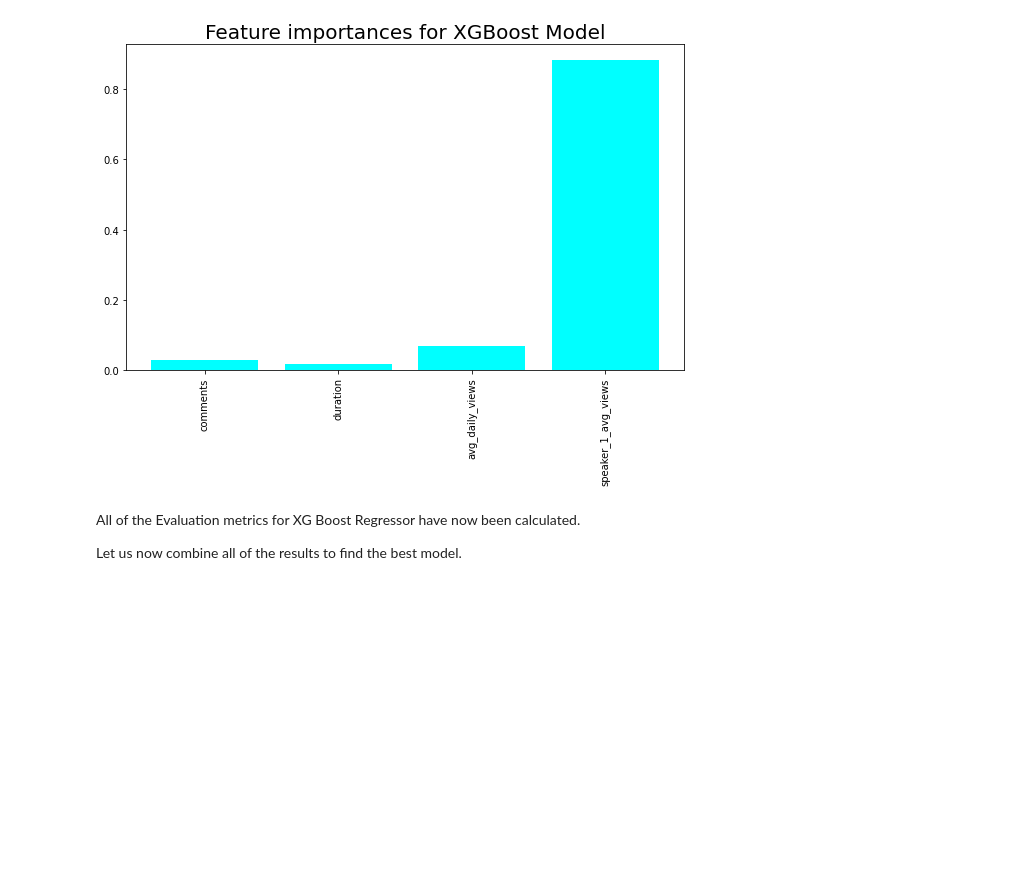
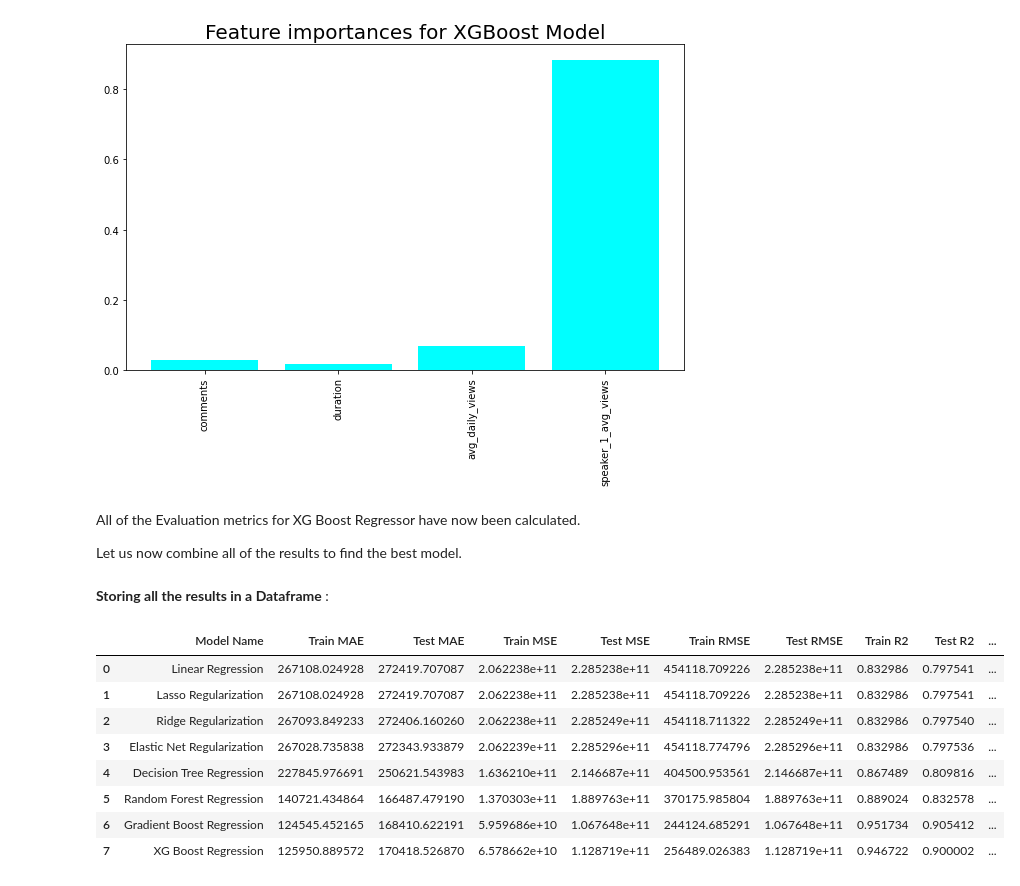
Before and after one commit to akshatraj1199/Ted-Talks-Views-Prediction, a Jupyter notebook: 1_Copy_of_Ted_Talks_Views_Prediction_Regression_Capstone_.ipynb, the cells around one changed output. Drawn from its saved outputs; the diff is of its cells as text; code cells hidden in the pictures; blank space fills up the shorter version.

```diff
--- a/1_Copy_of_Ted_Talks_Views_Prediction_Regression_Capstone_.ipynb
+++ b/1_Copy_of_Ted_Talks_Views_Prediction_Regression_Capstone_.ipynb
@@ -1414,3 +1414,5 @@ plt.show()
 All of the Evaluation metrics for XG Boost Regressor have now been calculated.
 
 Let us now combine all of the results to find the best model.
+# %% [markdown]
+**Storing all the results in a Dataframe** :
@@ -1416,0 +1469,16 @@ Let us now combine all of the results to find the best model.
+# %%
+# Create a Data frame
+conclusion_df = pd.DataFrame(ml_models)
+# %%
+# Print the Data Frame
+conclusion_df
+# %% [output]
+|  | Model Name | Train MAE | Test MAE | Train MSE | Test MSE | Train RMSE | Test RMSE | Train R2 | Test R2 | ... |
+| 0 | Linear Regression | 267108.024928 | 272419.707087 | 2.062238e+11 | 2.285238e+11 | 454118.709226 | 2.285238e+11 | 0.832986 | 0.797541 | ... |
+| 1 | Lasso Regularization | 267108.024928 | 272419.707087 | 2.062238e+11 | 2.285238e+11 | 454118.709226 | 2.285238e+11 | 0.832986 | 0.797541 | ... |
+| 2 | Ridge Regularization | 267093.849233 | 272406.160260 | 2.062238e+11 | 2.285249e+11 | 454118.711322 | 2.285249e+11 | 0.832986 | 0.797540 | ... |
+| 3 | Elastic Net Regularization | 267028.735838 | 272343.933879 | 2.062239e+11 | 2.285296e+11 | 454118.774796 | 2.285296e+11 | 0.832986 | 0.797536 | ... |
+| 4 | Decision Tree Regression | 227845.976691 | 250621.543983 | 1.636210e+11 | 2.146687e+11 | 404500.953561 | 2.146687e+11 | 0.867489 | 0.809816 | ... |
+| 5 | Random Forest Regression | 140721.434864 | 166487.479190 | 1.370303e+11 | 1.889763e+11 | 370175.985804 | 1.889763e+11 | 0.889024 | 0.832578 | ... |
+| 6 | Gradient Boost Regression | 124545.452165 | 168410.622191 | 5.959686e+10 | 1.067648e+11 | 244124.685291 | 1.067648e+11 | 0.951734 | 0.905412 | ... |
+| 7 | XG Boost Regression | 125950.889572 | 170418.526870 | 6.578662e+10 | 1.128719e+11 | 256489.026383 | 1.128719e+11 | 0.946722 | 0.900002 | ... |
```
Also changed, not shown: parts of 1 cell of this notebook.
